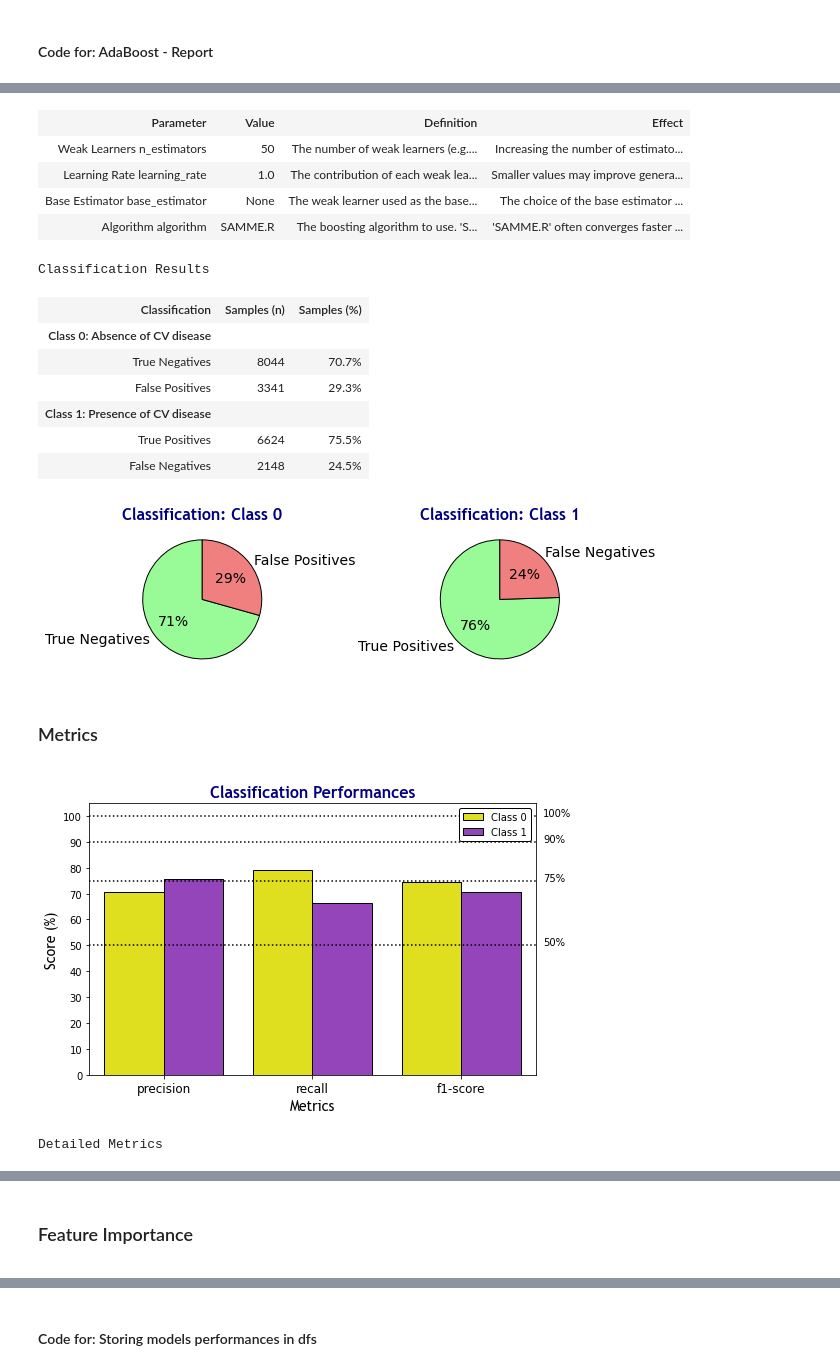
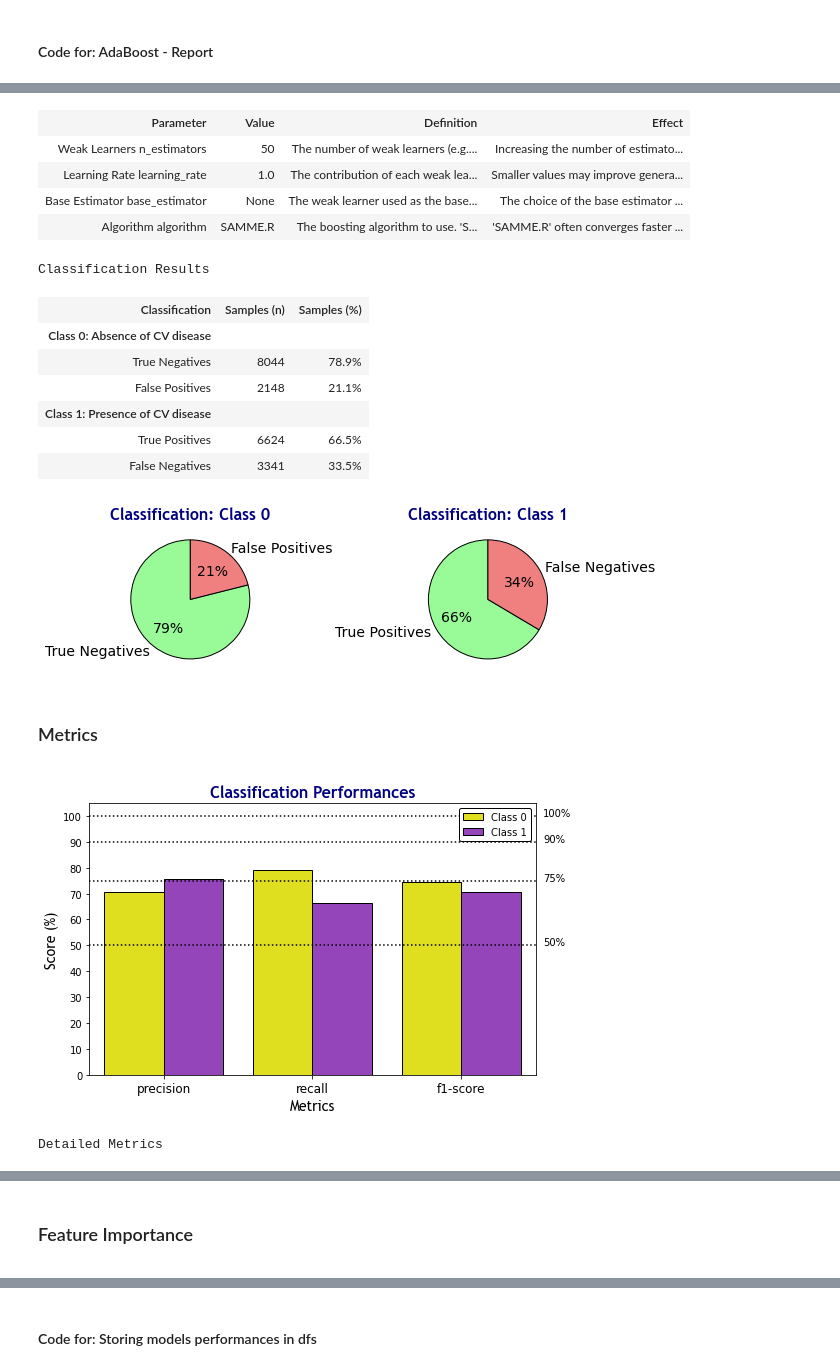
Before and after one commit to lucas-lfp/heart-shaped-box__Machine-Learning-SVM-classifier, a Jupyter notebook: CVD_p2.ipynb, the cells around one changed output, grey strips where cells are left out. Saved outputs shown, nothing was run; the diff lists cells and outputs as text; code cells hidden in the pictures.

```diff
--- a/CVD_p2.ipynb
+++ b/CVD_p2.ipynb
@@ -1357,11 +1384,11 @@ display(HTML(f"""
         </tr>
     </table>
     <h3>Classification Results</h3>
-    {matrix_display(pd.crosstab(y_test, adb_pred))}
+    {matrix_display(y_test, adb_pred)}
 </div>
 """))
 
-classification_plot(pd.crosstab(y_test, adb_pred))
+classification_plot(y_test, adb_pred)
 display(HTML(f"""
 <div class = 'all'>
     <h3>Metrics</h3>
@@ -1398,38 +1425,38 @@ ax.axvline(x = 0.2, linestyle = 'dotted', color = 'black')
 ax.axvline(x = 0.3, linestyle = 'dotted', color = 'black')
 
 ax.set_ylabel('Features', fontdict = fontdict_labels)
 
 ax.set_xlim(0,0.4)
 ax.set_xticks(ticks = [x/10 for x in range(0,5,1)], labels = [x/10 for x in range(0,5,1)])
 ax.set_xlabel('Feature Coefficient', fontdict = fontdict_labels)
 
 ax.set_title(None)
 
 
 plt.show()
 # %% [output]
 AdaBoost
 AdaBoost, short for Adaptive Boosting, is a popular ensemble learning technique used for classification and regression tasks. It is designed to improve the accuracy of weak learners (classifiers) by c ...
 Key Points
 Sequential Learning: Weak learners are trained sequentially, and their performance guides subsequent iterations.
 Weighted Data: AdaBoost assigns different weights to data points, emphasizing the importance of misclassified samples.
 Weighted Voting: The final prediction is a weighted vote of all weak classifiers, with more accurate classifiers having a greater influence.
 Default Model
 Parameters
 | Parameter | Value | Definition | Effect |
 | Weak Learners n_estimators | 50 | The number of weak learners (e.g.... | Increasing the number of estimato... |
 | Learning Rate learning_rate | 1.0 | The contribution of each weak lea... | Smaller values may improve genera... |
 | Base Estimator base_estimator | None | The weak learner used as the base... | The choice of the base estimator ... |
 | Algorithm algorithm | SAMME.R | The boosting algorithm to use. 'S... | 'SAMME.R' often converges faster ... |
 Classification Results
 | Classification | Samples (n) | Samples (%) |
 | Class 0: Absence of CV disease |  |  |
-| True Negatives | 8044 | 70.7% |
-| False Positives | 3341 | 29.3% |
+| True Negatives | 8044 | 78.9% |
+| False Positives | 2148 | 21.1% |
 | Class 1: Presence of CV disease |  |  |
-| True Positives | 6624 | 75.5% |
-| False Negatives | 2148 | 24.5% |
+| True Positives | 6624 | 66.5% |
+| False Negatives | 3341 | 33.5% |
-[figure, old version]
+[figure, new version]
 Metrics
 [figure]
 Detailed Metrics
```
Also changed, not shown: parts of 6 cells of this notebook, 1 other file.
